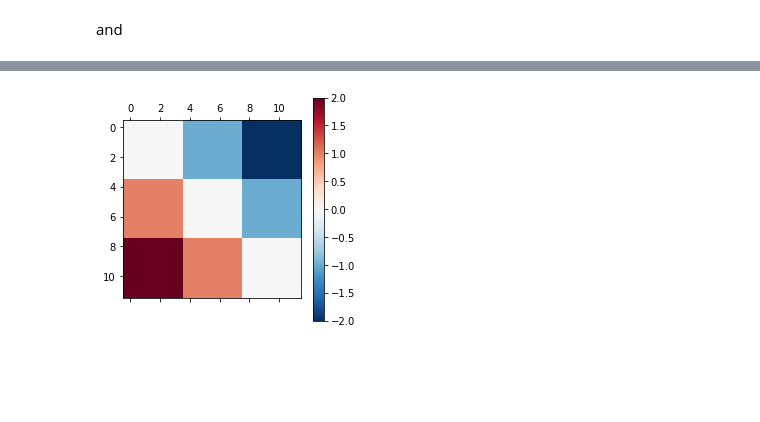
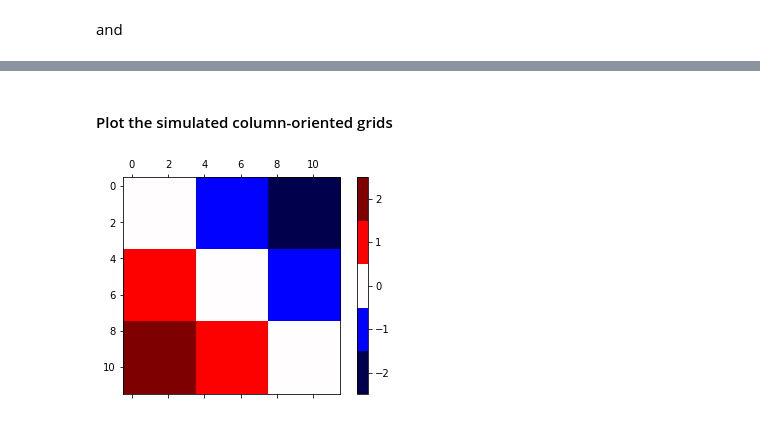
Before and after one commit to pinga-lab/Eq_Layer-Toeplitz, a Jupyter notebook: code/structure-A.ipynb, the cells around one changed output, grey strips where cells are left out. Cells and saved outputs as stored; diff of their text form; code cells hidden in the pictures; blank space fills up the shorter version.

```diff
--- a/code/structure-A.ipynb
+++ b/code/structure-A.ipynb
@@ -131,6 +131,14 @@ def indexed_grid(Nx, Ny, cmap='viridis'):
 
     fig.tight_layout()
     plt.show()
+# %%
+def plot_grid(data, cmap='seismic'):
+    bounds = np.array([i for i in np.arange(np.min(data)-0.5, np.max(data)+1.5, 1)])
+    ticks_place = bounds+0.5
+    fig, ax = plt.subplots()
+    cax = ax.matshow(data, cmap=plt.get_cmap(cmap))
+    cbar = fig.colorbar(cax, boundaries=bounds, ticks=ticks_place)
+    plt.show()
 # %% [markdown]
 ## Examples of indexed grid
 # %% [markdown]
@@ -350,8 +369,8 @@ Ny = 3
+# %% [markdown]
+#### Plot the simulated column-oriented grids
 # %%
 i, j, Dij = Delta_ij(Nx, Ny, order='col')
-# %%
-plt.matshow(Dij, cmap=plt.get_cmap('RdBu_r'))
-plt.colorbar()
-plt.show()
-# %% [output]
-[figure, removed]
+# %%
+plot_grid(Dij)
+# %% [output]
+[figure, added]
```
Also changed, not shown: parts of 70 cells of this notebook.
